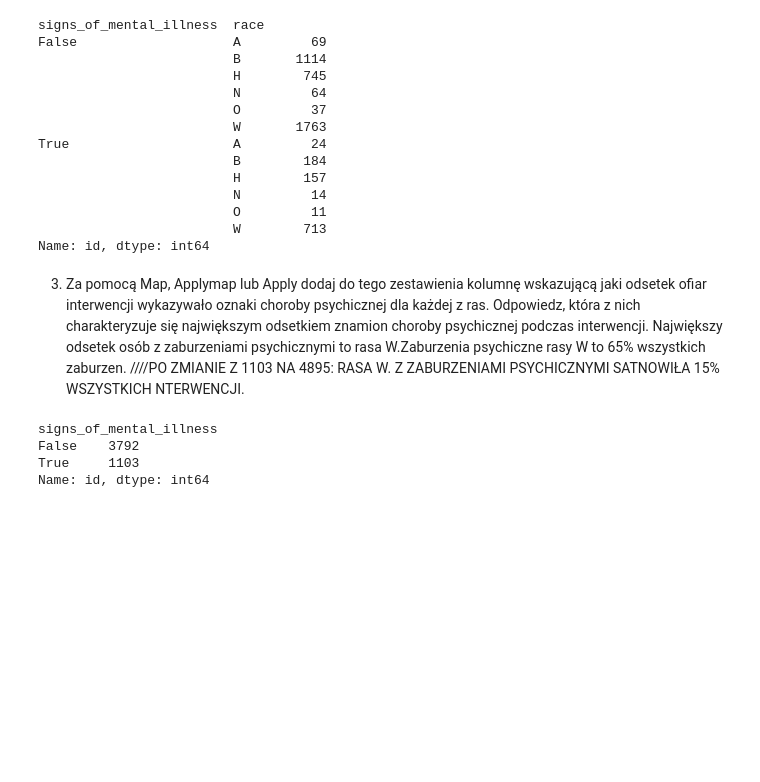
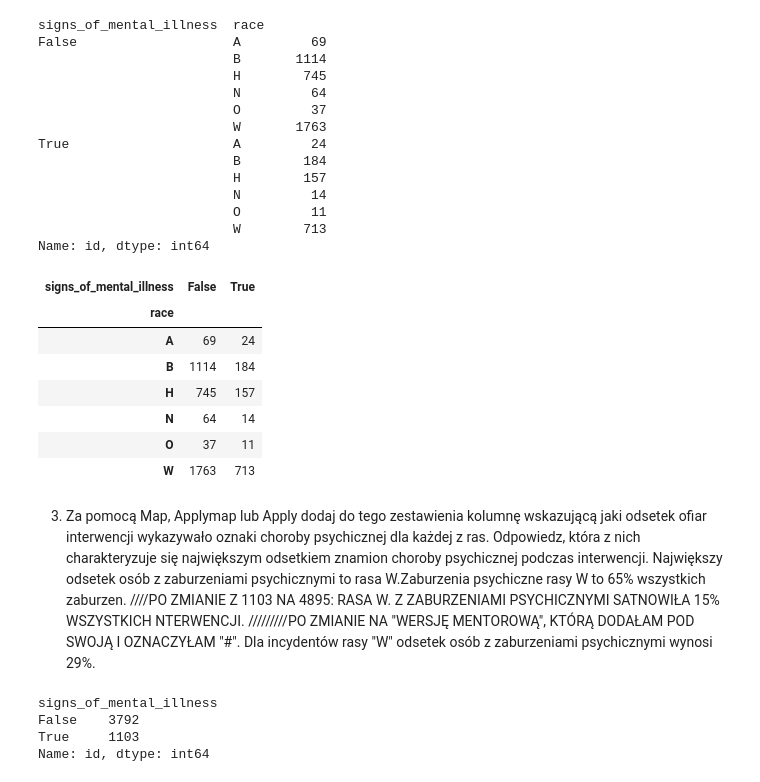
Before and after one commit to kulkaHD/repozytorium-Hani, a Jupyter notebook: zadanie_8.3.ipynb, the cells around one changed output. Cells and saved outputs as stored; diff of their text form; code cells hidden in the pictures; blank space fills up the shorter version.

```diff
--- a/zadanie_8.3.ipynb
+++ b/zadanie_8.3.ipynb
@@ -35,8 +35,20 @@ True                     A         24
                          O         11
                          W        713
 Name: id, dtype: int64
+# %%
+data2 = df.pivot_table(values = 'id', index = 'race', columns = 'signs_of_mental_illness',aggfunc='count')# mentorowa wersja
+data2
+# %% [output]
+| signs_of_mental_illness | False | True |
+| race |  |  |
+| A | 69 | 24 |
+| B | 1114 | 184 |
+| H | 745 | 157 |
+| N | 64 | 14 |
+| O | 37 | 11 |
+| W | 1763 | 713 |
 # %% [markdown]
-3. Za pomocą Map, Applymap lub Apply dodaj do tego zestawienia kolumnę wskazującą jaki odsetek ofiar interwencji wykazywało oznaki choroby psychicznej dla każdej z ras. Odpowiedz, która z nich charakteryzuje się największym odsetkiem znamion choroby psychicznej podczas interwencji. Największy odsetek osób z zaburzeniami psychicznymi to rasa W.Zaburzenia psychiczne rasy W to 65% wszystkich zaburzen. ////PO ZMIANIE Z 1103 NA 4895: RASA W. Z ZABURZENIAMI PSYCHICZNYMI SATNOWIŁA 15% WSZYSTKICH NTERWENCJI.
+3. Za pomocą Map, Applymap lub Apply dodaj do tego zestawienia kolumnę wskazującą jaki odsetek ofiar interwencji wykazywało oznaki choroby psychicznej dla każdej z ras. Odpowiedz, która z nich charakteryzuje się największym odsetkiem znamion choroby psychicznej podczas interwencji. Największy odsetek osób z zaburzeniami psychicznymi to rasa W.Zaburzenia psychiczne rasy W to 65% wszystkich zaburzen. ////PO ZMIANIE Z 1103 NA 4895: RASA W. Z ZABURZENIAMI PSYCHICZNYMI SATNOWIŁA 15% WSZYSTKICH NTERWENCJI. /////////PO ZMIANIE NA "WERSJĘ MENTOROWĄ", KTÓRĄ DODAŁAM POD SWOJĄ I OZNACZYŁAM "#". Dla incydentów rasy "W" odsetek osób z zaburzeniami psychicznymi wynosi 29%.
 # %%
 s_r['id'].groupby('signs_of_mental_illness').sum()
 # %% [output]
```
Also changed, not shown: parts of 1 cell of this notebook.
